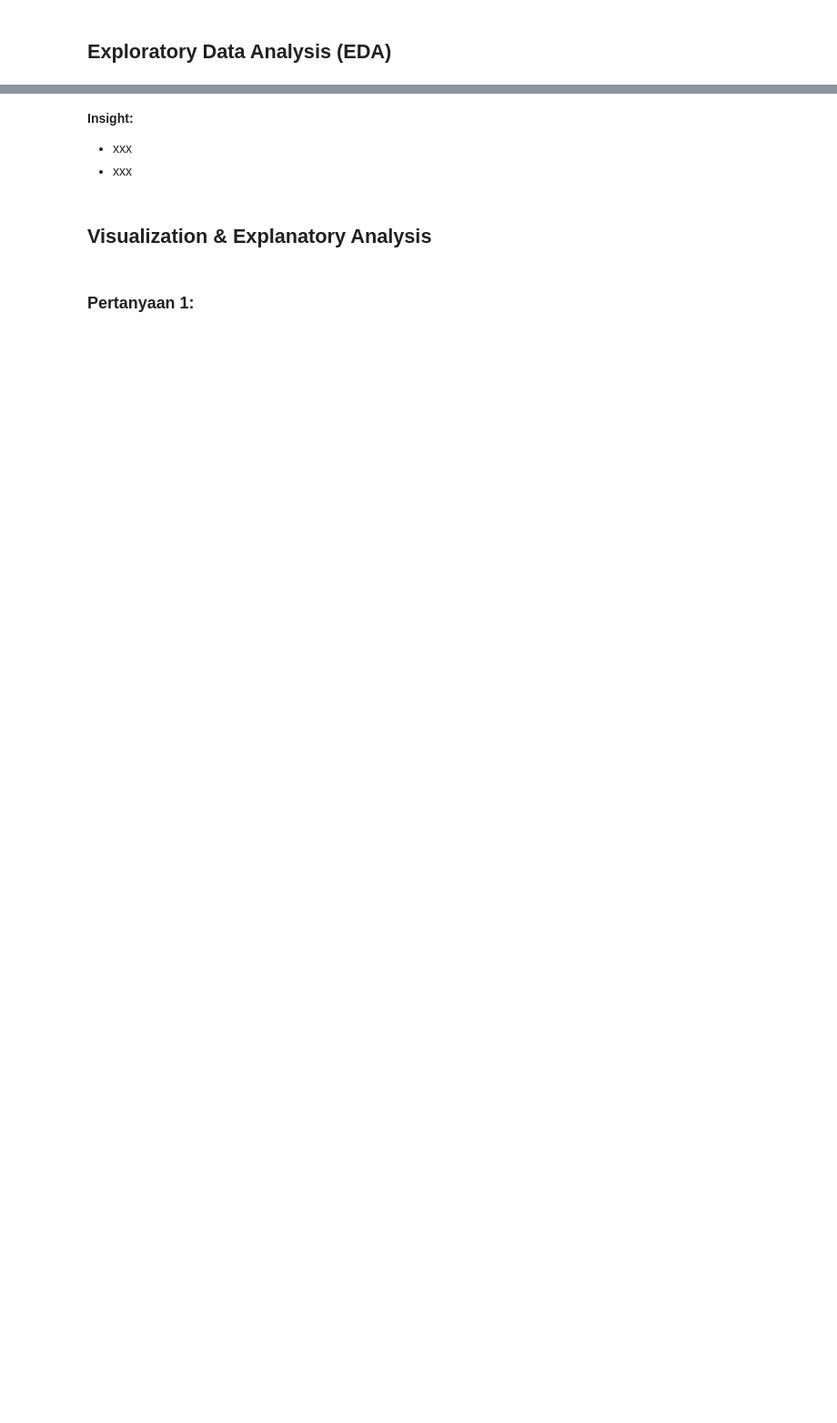
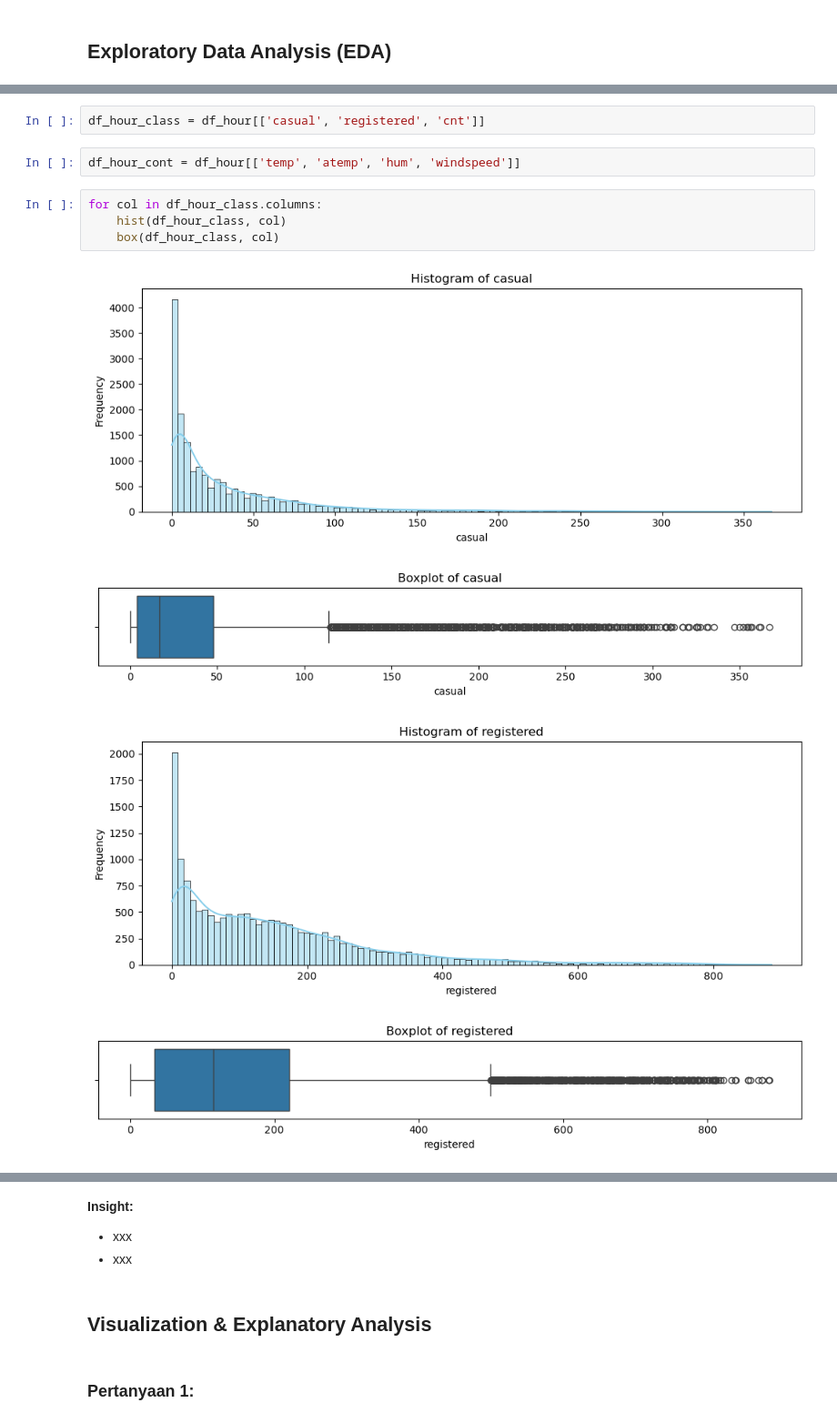
Before and after one commit to fawwazaid/proyek_analisis_data, a Jupyter notebook: submission/notebook.ipynb, the cells around one changed output, grey strips where cells are left out. Shown: that part at 91% size. Cells and saved outputs as stored; diff of their text form; blank space fills up the shorter version.

```diff
--- a/submission/notebook.ipynb
+++ b/submission/notebook.ipynb
@@ -176,0 +954,13 @@ df_hour.describe()
+# %%
+df_hour_class = df_hour[['casual', 'registered', 'cnt']]
+# %%
+df_hour_cont = df_hour[['temp', 'atemp', 'hum', 'windspeed']]
+# %%
+for col in df_hour_class.columns:
+    hist(df_hour_class, col)
+    box(df_hour_class, col)
+# %% [output]
+[figure, added]
+[figure, added]
+[figure, added]
+[figure, added]
```
Also changed, not shown: parts of 168 cells of this notebook, 4 other files.
